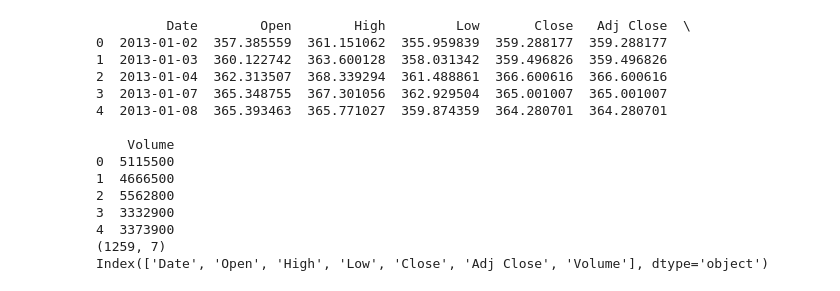
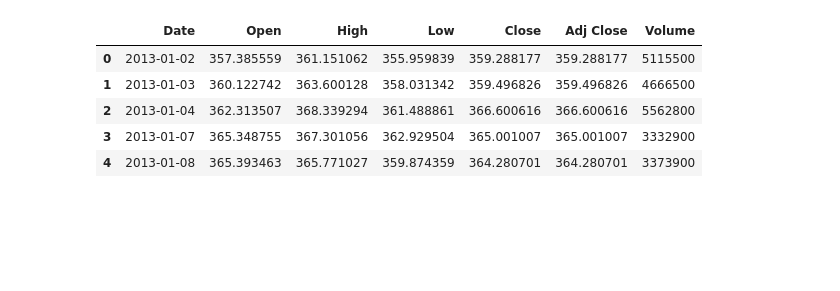
Before and after one commit to Prajjwal009/Quant, a Jupyter notebook: ARIMA prediction.ipynb, the cells around one changed output. Cells and saved outputs as stored; diff of their text form; code cells hidden in the pictures; blank space fills up the shorter version.

```diff
--- a/ARIMA prediction.ipynb
+++ b/ARIMA prediction.ipynb
@@ -13,22 +15,11 @@ from sklearn.metrics import mean_squared_error
 # %%
 data = pd.read_csv("trainset.csv")
-# %%
-print(data.head())
-print(data.shape)
-print(data.columns)
-# %% [output]
-         Date        Open        High         Low       Close   Adj Close  \
-0  2013-01-02  357.385559  361.151062  355.959839  359.288177  359.288177
-1  2013-01-03  360.122742  363.600128  358.031342  359.496826  359.496826
-2  2013-01-04  362.313507  368.339294  361.488861  366.600616  366.600616
-3  2013-01-07  365.348755  367.301056  362.929504  365.001007  365.001007
-4  2013-01-08  365.393463  365.771027  359.874359  364.280701  364.280701
-
-    Volume
-0  5115500
-1  4666500
-2  5562800
-3  3332900
-4  3373900
-(1259, 7)
-Index(['Date', 'Open', 'High', 'Low', 'Close', 'Adj Close', 'Volume'], dtype='object')
+# %%
+data.head()
+# %% [output]
+|  | Date | Open | High | Low | Close | Adj Close | Volume |
+| 0 | 2013-01-02 | 357.385559 | 361.151062 | 355.959839 | 359.288177 | 359.288177 | 5115500 |
+| 1 | 2013-01-03 | 360.122742 | 363.600128 | 358.031342 | 359.496826 | 359.496826 | 4666500 |
+| 2 | 2013-01-04 | 362.313507 | 368.339294 | 361.488861 | 366.600616 | 366.600616 | 5562800 |
+| 3 | 2013-01-07 | 365.348755 | 367.301056 | 362.929504 | 365.001007 | 365.001007 | 3332900 |
+| 4 | 2013-01-08 | 365.393463 | 365.771027 | 359.874359 | 364.280701 | 364.280701 | 3373900 |
```
Also changed, not shown: parts of 15 cells of this notebook, 1 other file.
